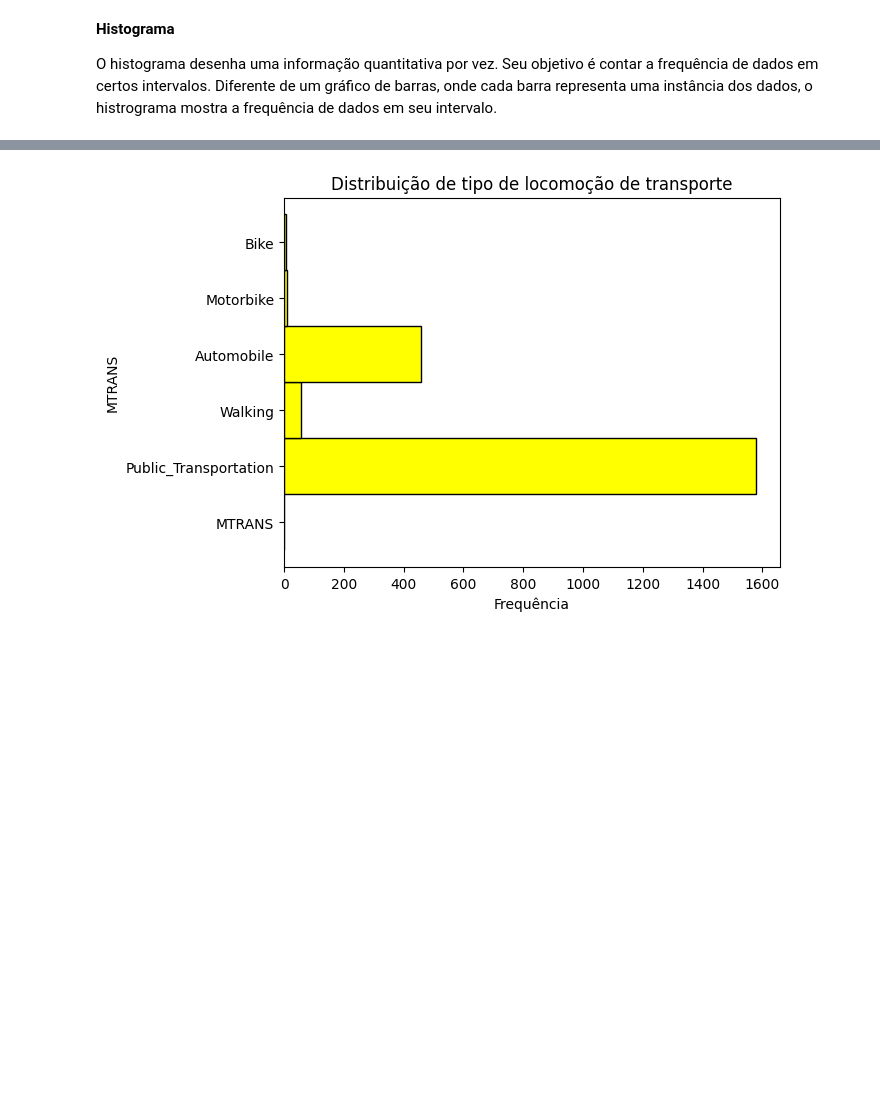
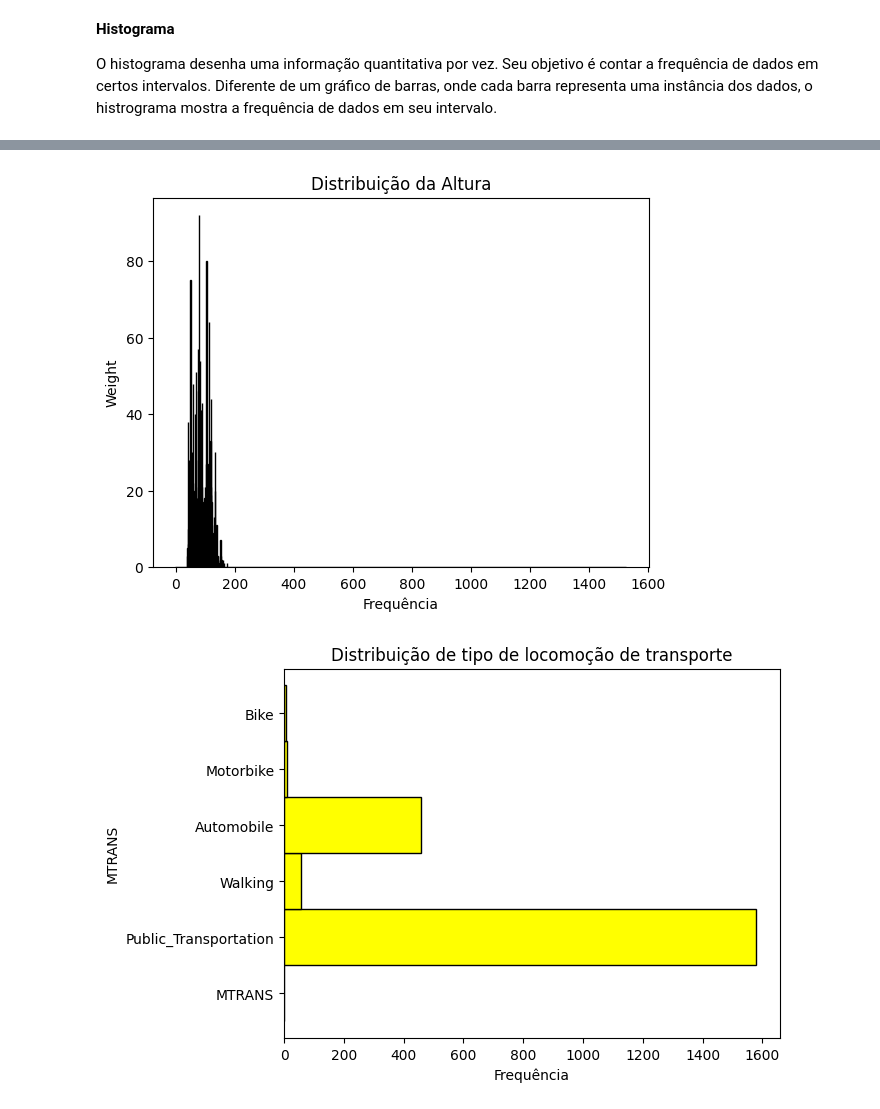
Before and after one commit to flamartini/PUCRIO_EAD_CIENCIA_DADOS, a Jupyter notebook: MVP_Níveis_de_obesidade.ipynb, the cells around one changed output, grey strips where cells are left out. Cells and saved outputs as stored; diff of their text form; code cells hidden in the pictures; blank space fills up the shorter version.

```diff
--- a/MVP_Níveis_de_obesidade.ipynb
+++ b/MVP_Níveis_de_obesidade.ipynb
@@ -561,3 +597,13 @@ O histograma desenha uma informação quantitativa por vez. Seu objetivo é cont
+# %%
+# plotando o histograma
+plt.hist(data_obesity['Weight'], bins=np.arange(len(data_obesity['Weight'].unique()) + 1) - 0.5, edgecolor='black', color='yellow')
+
+# incluindo título do gráfico e legenda
+plt.title('Distribuição da Altura')
+plt.ylabel('Weight')
+plt.xlabel('Frequência');
+# %% [output]
+[figure, added]
 # %%
 # Histograma
 
```
Also changed, not shown: parts of 17 cells of this notebook.
